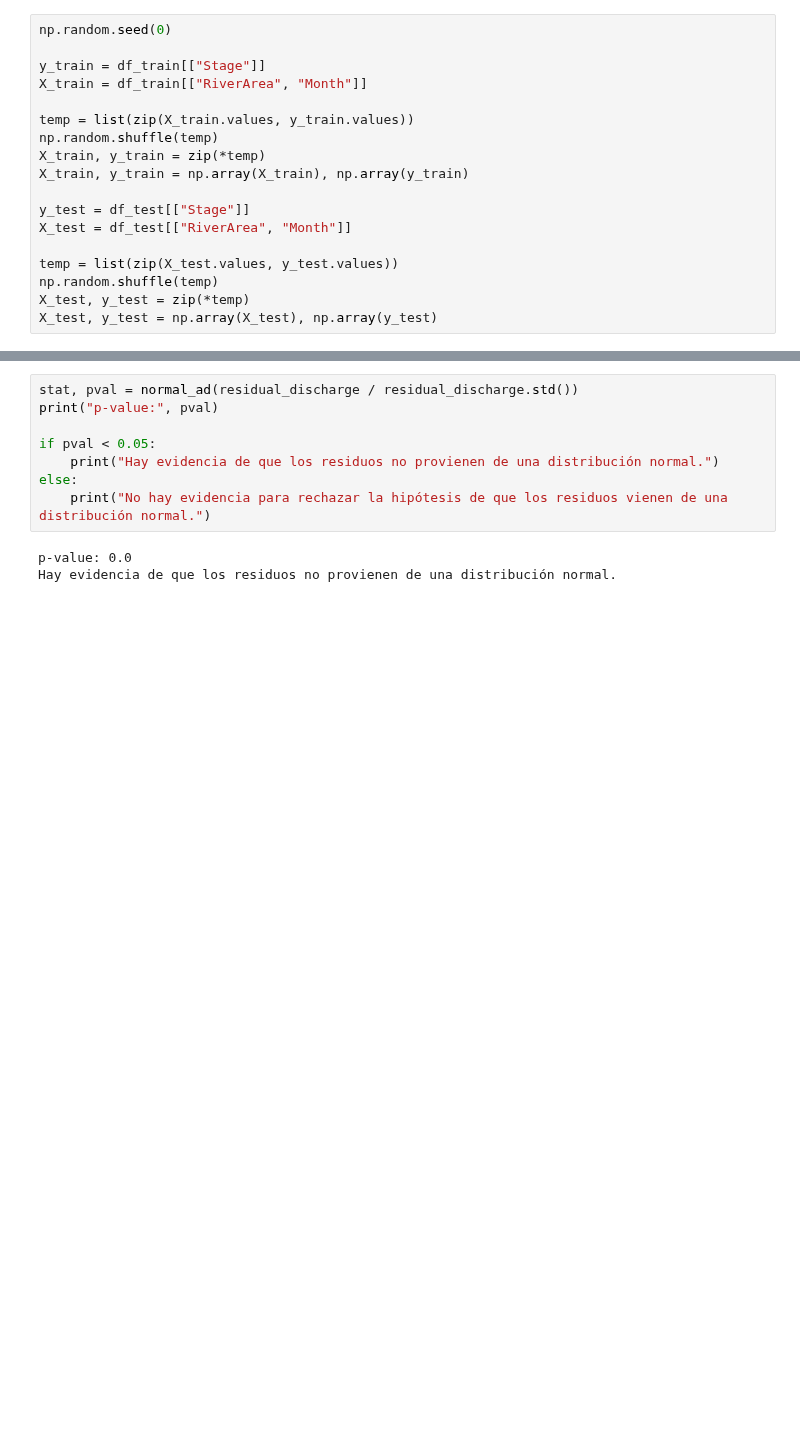
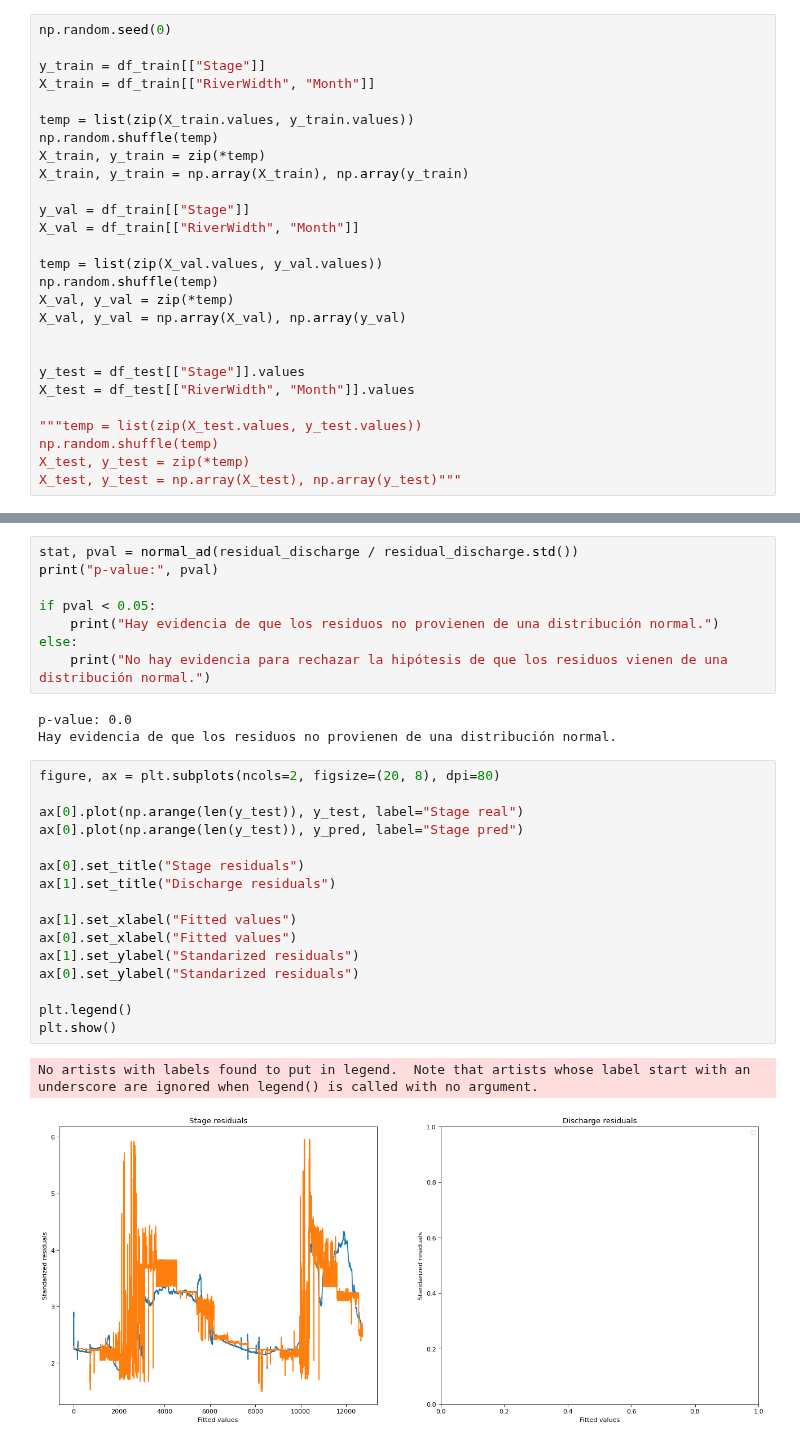
Before and after one commit to andresnowak/Hydrology_AI_project, a Jupyter notebook: models/MLPRegressor_v2.ipynb, the cells around one changed output, grey strips where cells are left out. Cells and saved outputs as stored; diff of their text form; blank space fills up the shorter version.

```diff
--- a/models/MLPRegressor_v2.ipynb
+++ b/models/MLPRegressor_v2.ipynb
@@ -105,17 +118,26 @@ df_test = df_test.drop(columns=["Year", "SensorTime", "CaptureTime"])
 np.random.seed(0)
 
 y_train = df_train[["Stage"]]
-X_train = df_train[["RiverArea", "Month"]]
+X_train = df_train[["RiverWidth", "Month"]]
 
 temp = list(zip(X_train.values, y_train.values))
 np.random.shuffle(temp)
 X_train, y_train = zip(*temp)
 X_train, y_train = np.array(X_train), np.array(y_train)
 
-y_test = df_test[["Stage"]]
-X_test = df_test[["RiverArea", "Month"]]
+y_val = df_train[["Stage"]]
+X_val = df_train[["RiverWidth", "Month"]]
 
-temp = list(zip(X_test.values, y_test.values))
+temp = list(zip(X_val.values, y_val.values))
+np.random.shuffle(temp)
+X_val, y_val = zip(*temp)
+X_val, y_val = np.array(X_val), np.array(y_val)
+
+
+y_test = df_test[["Stage"]].values
+X_test = df_test[["RiverWidth", "Month"]].values
+
+"""temp = list(zip(X_test.values, y_test.values))
 np.random.shuffle(temp)
 X_test, y_test = zip(*temp)
-X_test, y_test = np.array(X_test), np.array(y_test)
+X_test, y_test = np.array(X_test), np.array(y_test)"""
@@ -284,3 +317,22 @@ else:
 # %% [output]
 p-value: 0.0
 Hay evidencia de que los residuos no provienen de una distribución normal.
+# %%
+figure, ax = plt.subplots(ncols=2, figsize=(20, 8), dpi=80)
+
+ax[0].plot(np.arange(len(y_test)), y_test, label="Stage real")
+ax[0].plot(np.arange(len(y_test)), y_pred, label="Stage pred")
+
+ax[0].set_title("Stage residuals")
+ax[1].set_title("Discharge residuals")
+
+ax[1].set_xlabel("Fitted values")
+ax[0].set_xlabel("Fitted values")
+ax[1].set_ylabel("Standarized residuals")
+ax[0].set_ylabel("Standarized residuals")
+
+plt.legend()
+plt.show()
+# %% [output]
+No artists with labels found to put in legend.  Note that artists whose label start with an underscore are ignored when legend() is called with no argument.
+[figure, added]
```
Also changed, not shown: parts of 18 cells of this notebook, 5 other files.
